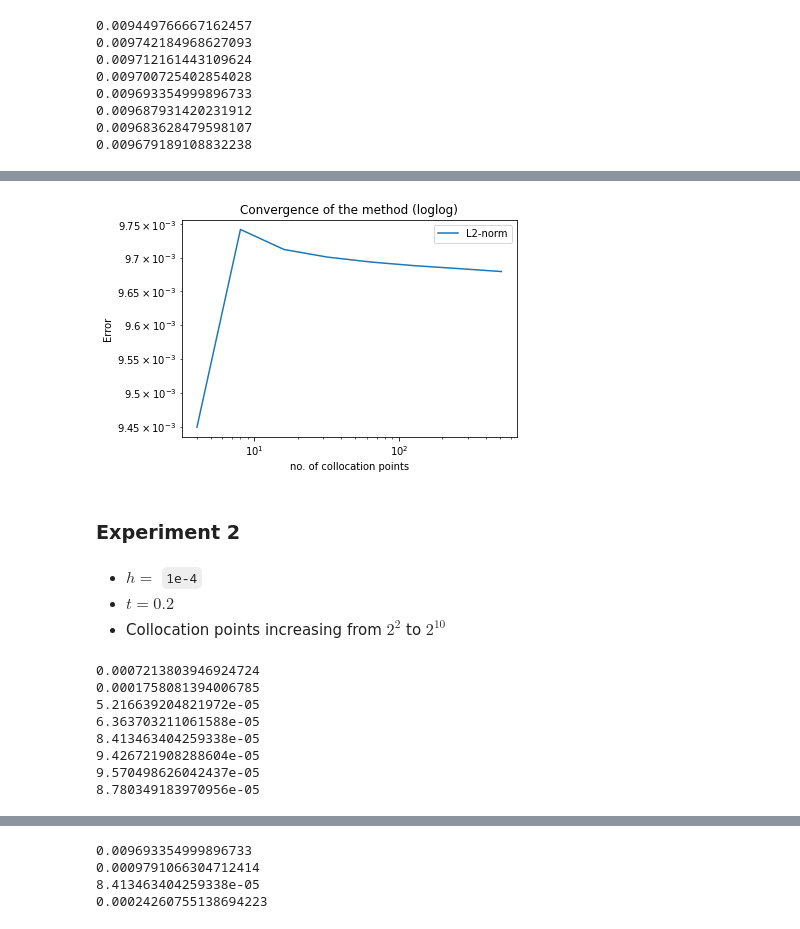
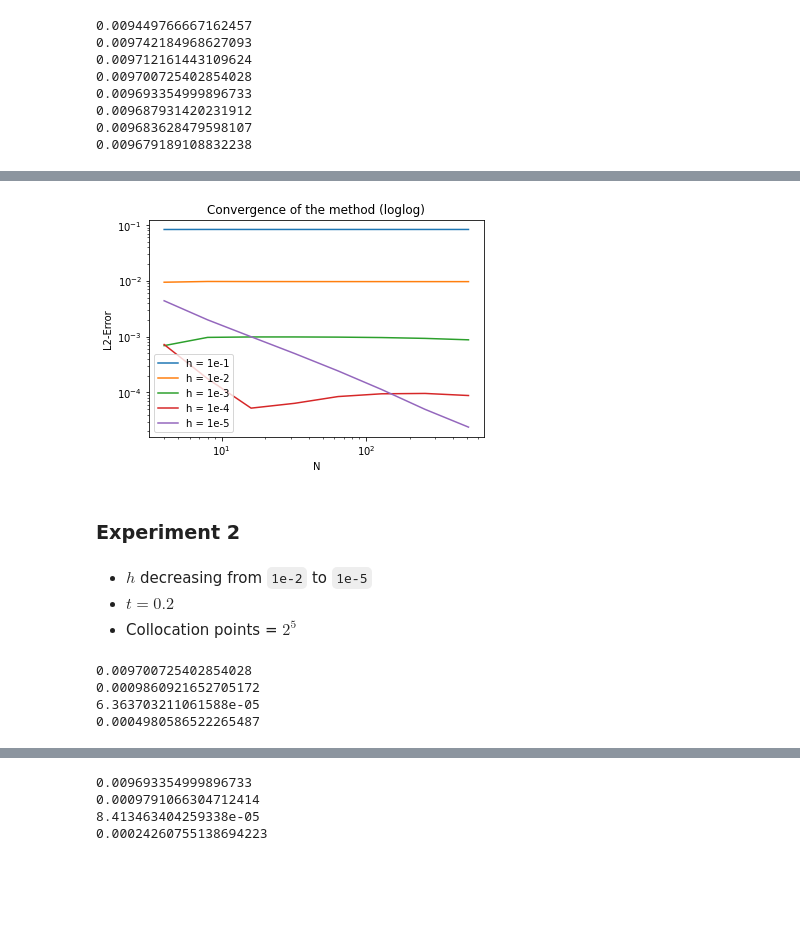
Before and after one commit to jfelipeosorio/kinetick, a Jupyter notebook: pdes/heat1d_cf.ipynb, the cells around one changed output, grey strips where cells are left out. Saved outputs shown, nothing was run; the diff lists cells and outputs as text; code cells hidden in the pictures; blank space fills up the shorter version.

Commit message:
added 1 convergence plot to heat1d

```diff
--- a/pdes/heat1d_cf.ipynb
+++ b/pdes/heat1d_cf.ipynb
@@ -183,8 +242,8 @@ plt.show()
 - $t = 0.2$
 - Collocation points increasing from $2^2$ to $2^{10}$
 # %%
-# Experiment 1 - L2-norms
-L2_norms = []
+# Experiment 1.2 - L2-norms
+L2_norms_2 = []
 xrange = 2**np.arange(2,10)
 for n in range(2,10):
     # X_full
@@ -199,7 +258,7 @@ for n in range(2,10):
     # Kernel lenght-scale
     k_param = 0.5
     # Time step
-    h = 0.01
+    h = 1e-2
     # Final t
     t = 0.2
     # No. of steps
@@ -225,7 +284,7 @@ for n in range(2,10):
     # Differences
     f = np.abs(u_next - u_true)**2
     # Append L2 norm per iteration
-    L2_norms.append(trap(f,delta))
+    L2_norms_2.append(trap(f,delta))
     # Print L2 norm per iteration
     print(trap(f,delta))
 # %% [output]
@@ -240,26 +498,30 @@ for n in range(2,10):
 # %%
-# Experiment 1 - Convergence plot
-plt.loglog(xrange,L2_norms,label = 'L2-norm')
-plt.xlabel('no. of collocation points')
-plt.ylabel('Error')
+# One plot
+plt.loglog(xrange,L2_norms_1,label = 'h = 1e-1')
+plt.loglog(xrange,L2_norms_2,label = 'h = 1e-2')
+plt.loglog(xrange,L2_norms_3,label = 'h = 1e-3')
+plt.loglog(xrange,L2_norms_4,label = 'h = 1e-4')
+plt.loglog(xrange,L2_norms_5,label = 'h = 1e-5')
+plt.xlabel('N')
+plt.ylabel('L2-Error')
 plt.legend()
 plt.title('Convergence of the method (loglog)')
 plt.show()
 # %% [output]
-[figure, old version]
+[figure, new version]
 # %% [markdown]
 ### Experiment 2
 # %% [markdown]
-- $h = $ `1e-4`
+- $h$ decreasing from `1e-2` to `1e-5`
 - $t = 0.2$
-- Collocation points increasing from $2^2$ to $2^{10}$
+- Collocation points = $2^5$
 # %%
-# Experiment 2 - L2-norms
-L2_norms = []
-xrange = 2**np.arange(2,10)
-for n in range(2,10):
+# Experiment 2.1 - L2-norms
+L2_norms_1 = []
+xrange = 10.0**(-np.arange(2,6))
+for n in range(2,6):
     # X_full
-    Xfull = np.linspace(0,1,2**n+2)
+    Xfull = np.linspace(0,1,2**5+2)
     delta = Xfull[1]-Xfull[0]
     # X_{\partial\Omega}
     Xboundary = Xfull[[0,-1]]
@@ -270,7 +532,7 @@ for n in range(2,10):
     # Kernel lenght-scale
     k_param = 0.5
     # Time step
-    h = 1e-4
+    h = 10**(-n)
     # Final t
     t = 0.2
     # No. of steps
@@ -296,15 +558,11 @@ for n in range(2,10):
     # Differences
     f = np.abs(u_next - u_true)**2
     # Append L2 norm per iteration
-    L2_norms.append(trap(f,delta))
+    L2_norms_1.append(trap(f,delta))
     # Print L2 norm per iteration
     print(trap(f,delta))
 # %% [output]
-0.0007213803946924724
-0.0001758081394006785
-5.216639204821972e-05
+0.009700725402854028
+0.0009860921652705172
 6.363703211061588e-05
-8.413463404259338e-05
-9.426721908288604e-05
-9.570498626042437e-05
-8.780349183970956e-05
+0.0004980586522265487
```
Also changed, not shown: parts of 24 cells of this notebook.
